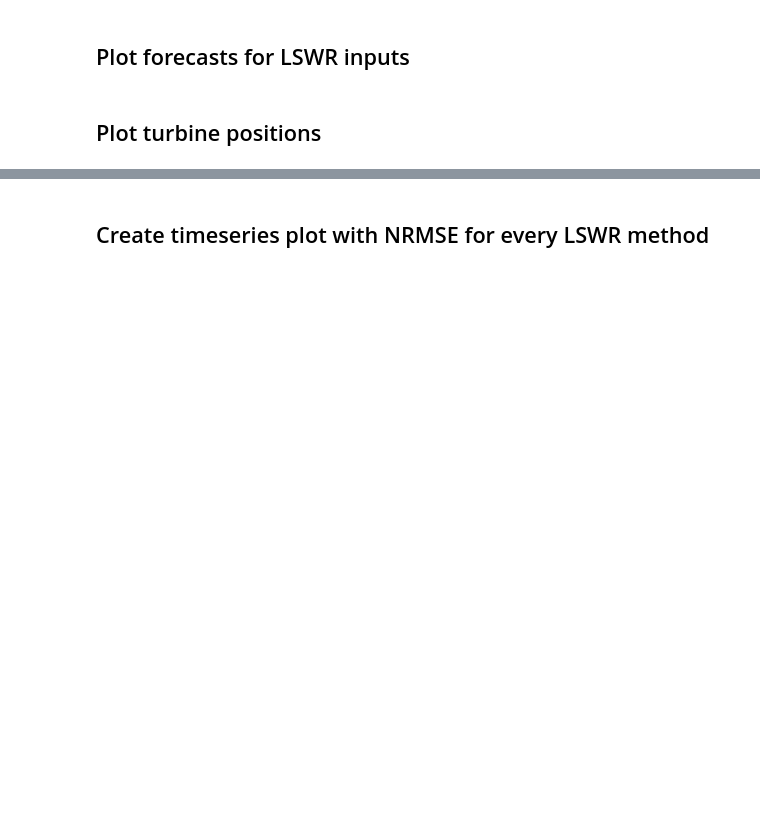
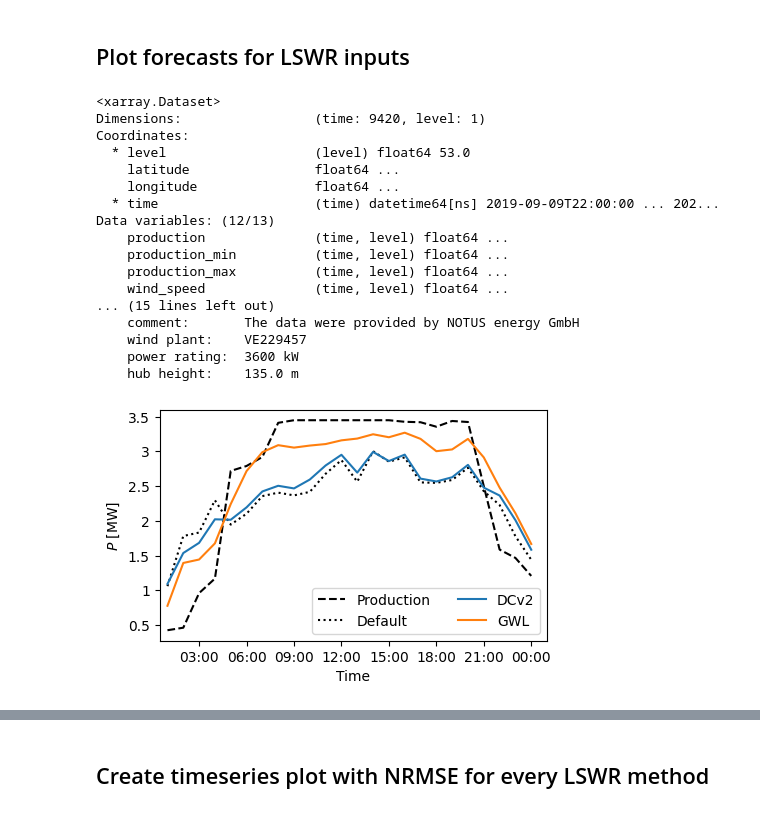
Before and after one commit to 4castRenewables/maelstrom-a6, a Jupyter notebook: notebooks/forecast_model.ipynb, the cells around one changed output, grey strips where cells are left out. Cells and saved outputs as stored; diff of their text form; code cells hidden in the pictures; blank space fills up the shorter version.

```diff
--- a/notebooks/forecast_model.ipynb
+++ b/notebooks/forecast_model.ipynb
@@ -319,0 +568,10 @@ forecasts
+# %%
+for name, data in turbines.items():
+    data.to_netcdf(cleaned_outdir / f"{name}.nc")
+# %%
+# Open preprocessed turbine data if available
+paths = list(cleaned_outdir.glob("**/*.nc"))
+# Contains the turbine name and the production
+turbines: dict[str, xr.Dataset] = {
+    path.name.replace(".nc", ""): xr.open_dataset(path) for path in paths
+}
@@ -322,51 +855,80 @@ forecasts
 # %%
 import matplotlib.pyplot as plt
 import joblib
+import matplotlib.ticker as ticker
 
 forecasts = joblib.load(
-    "/p/project1/deepacf/emmerich1/data/forecasts-per-method.joblib"
+    "/p/project/hclimrep/emmerich1/data/forecasts-per-method.joblib"
 )
 
 turbine_path = turbine_files[WORKER_ID]
 turbine_name = turbine_path.name.replace(".nc", "")
 turbine_path: pathlib.Path = (
     preprocessed_data_dir / f"{turbine_name}/turbine.nc"
 )
 turbine = xr.open_dataset(turbine_path)
 print(turbine)
 
-forecast, date = forecasts["PCA"]
+forecast, date = forecasts["DCv2"]
 x = list(range(forecast.size))
-xticklabels = [
-    s.strftime("%H:%M")
-    for s in pd.date_range(start="2000-01-01", end="2000-01-02", freq="1h")
-][:-1]
 
-plt.figure(figsize=(8, 3))
+fig = plt.figure(figsize=(5, 3))
+ax = fig.add_subplot(111)
 
 actual = a6.datasets.methods.select.select_for_date(turbine, date=date)[
     turbine_variables.production
 ]
 
-plt.plot(x, actual, label="Production", color="black", linestyle="--")
+ax.plot(x, actual, label="Production", color="black", linestyle="--")
 
-plt.plot(
+ax.plot(
     x, forecasts["Default"][0], label="Default", color="black", linestyle=":"
 )
 
 for method, (forecast, _) in forecasts.items():
-    if method == "Default":
+    if method == "Default" or method.lower() == "pca":
         continue
-    plt.plot(x, forecast, label=method)
+    ax.plot(x, forecast, label=method)
 
-plt.xticks()
-plt.legend(ncol=3)
-plt.ylabel("$P$ [kW]")
+#ax.set_ylim(0, 3600)
+ticks_y = ticker.FuncFormatter(lambda x, pos: '{0:g}'.format(x * 1e-3))
+ax.yaxis.set_major_formatter(ticks_y)
 
-plt.xticks(x, xticklabels, rotation=45)
-plt.xlabel("time")
+plt.legend(ncol=2)
+ax.set_ylabel("$P$ [MW]")
 
-plt.xlim(-0.5, 24)
-plt.savefig(plots / "forecasts-per-method.pdf", bbox_inches="tight")
+xticklabels = [
+    "03:00",
+    "06:00",
+    "09:00",
+    "12:00",
+    "15:00",
+    "18:00",
+    "21:00",
+    "00:00",
+]
+x = list(range(2, 24, 3))
+ax.set_xticks(x, xticklabels, rotation=0)
+ax.set_xlabel("Time")
+
+ax.set_xlim(-0.5, 24)
+plt.savefig(plots / "fig03.pdf", bbox_inches="tight")
+# %% [output]
+<xarray.Dataset>
+Dimensions:                 (time: 9420, level: 1)
+Coordinates:
+  * level                   (level) float64 53.0
+    latitude                float64 ...
+    longitude               float64 ...
+  * time                    (time) datetime64[ns] 2019-09-09T22:00:00 ... 202...
+Data variables: (12/13)
+    production              (time, level) float64 ...
+    production_min          (time, level) float64 ...
+    production_max          (time, level) float64 ...
+    wind_speed              (time, level) float64 ...
+... (15 lines left out)
+    comment:       The data were provided by NOTUS energy GmbH
+    wind plant:    VE229457
+    power rating:  3600 kW
+    hub height:    135.0 m
+[figure, added]
-# %% [markdown]
-## Plot turbine positions
```
Also changed, not shown: parts of 36 cells of this notebook, 46 other files.
